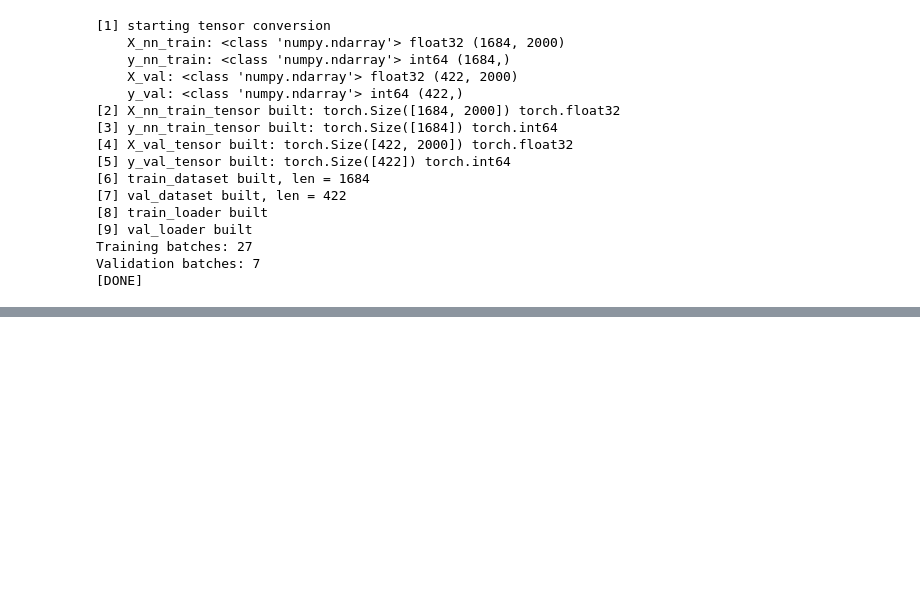
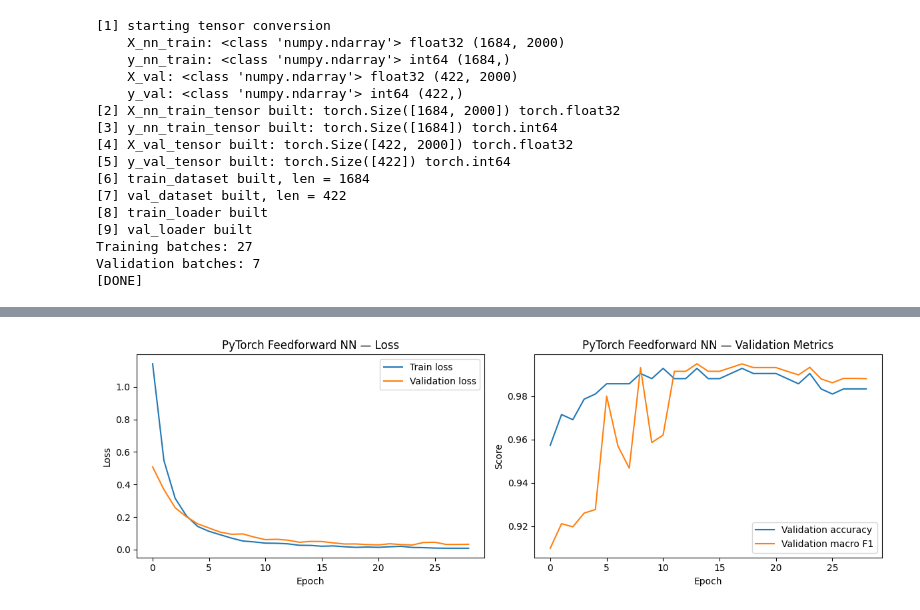
Before and after one commit to tshotts07/ImmunoType, a Jupyter notebook: notebooks/05_machine_learning.ipynb, the cells around one changed output, grey strips where cells are left out. Saved outputs shown, nothing was run; the diff lists cells and outputs as text; code cells hidden in the pictures; blank space fills up the shorter version.

Commit message:
Complete phase 4 - PyTorch NN baseline + 4-model comparison

```diff
--- a/notebooks/05_machine_learning.ipynb
+++ b/notebooks/05_machine_learning.ipynb
@@ -744,0 +794,20 @@ Validation batches: 7
+# %%
+from sklearn.utils.class_weight import compute_class_weight
+
+class_weights = compute_class_weight(
+    class_weight="balanced",
+    classes=np.unique(y_nn_train),
+    y=y_nn_train
+)
+class_weights_tensor = torch.tensor(class_weights, dtype=torch.float32)
+
+print("Class weights (inverse frequency, matches class_weight='balanced' used above):")
+for number, cell_type in enumerate(label_encoder.classes_):
+    print(f"{number} ({cell_type}): {class_weights[number]:.3f}")
+
+criterion = nn.CrossEntropyLoss(weight=class_weights_tensor)
+optimizer = torch.optim.Adam(
+    nn_model.parameters(),
+    lr=1e-3,
+    weight_decay=1e-4
+)
@@ -744,0 +911,21 @@ Validation batches: 7
+# %%
+fig, axes = plt.subplots(1, 2, figsize=(12, 4))
+
+axes[0].plot(history["train_loss"], label="Train loss")
+axes[0].plot(history["val_loss"], label="Validation loss")
+axes[0].set_xlabel("Epoch")
+axes[0].set_ylabel("Loss")
+axes[0].set_title("PyTorch Feedforward NN — Loss")
+axes[0].legend()
+
+axes[1].plot(history["val_accuracy"], label="Validation accuracy")
+axes[1].plot(history["val_macro_f1"], label="Validation macro F1")
+axes[1].set_xlabel("Epoch")
+axes[1].set_ylabel("Score")
+axes[1].set_title("PyTorch Feedforward NN — Validation Metrics")
+axes[1].legend()
+
+plt.tight_layout()
+plt.show()
+# %% [output]
+[figure, added]
```
Also changed, not shown: parts of 7 cells of this notebook, 2 other files.
